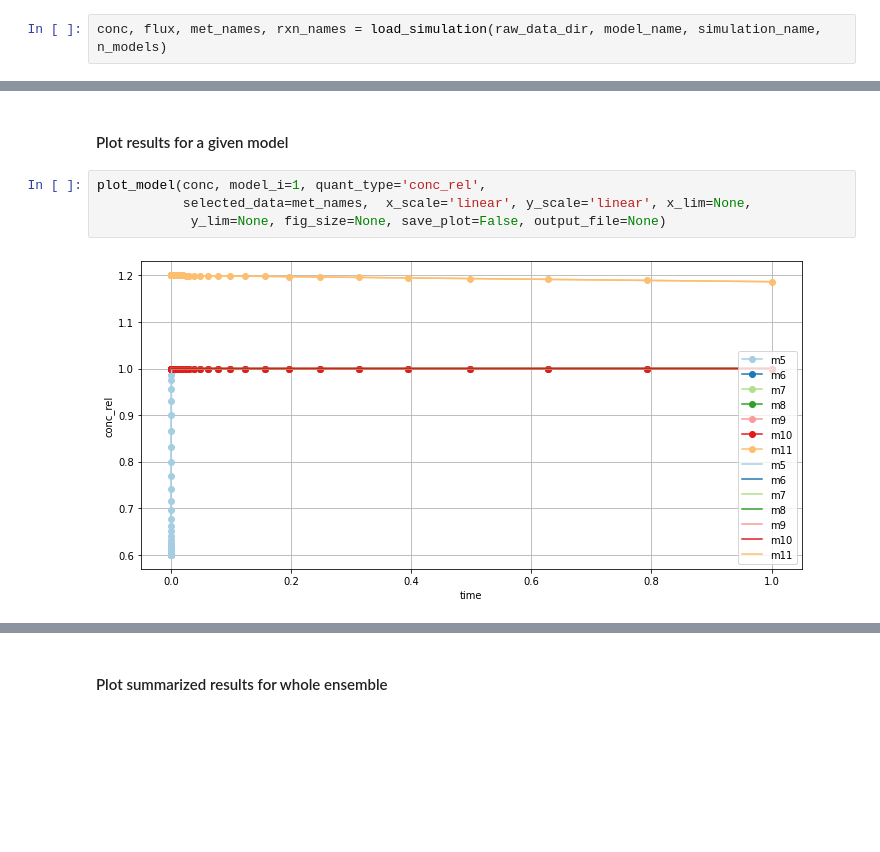
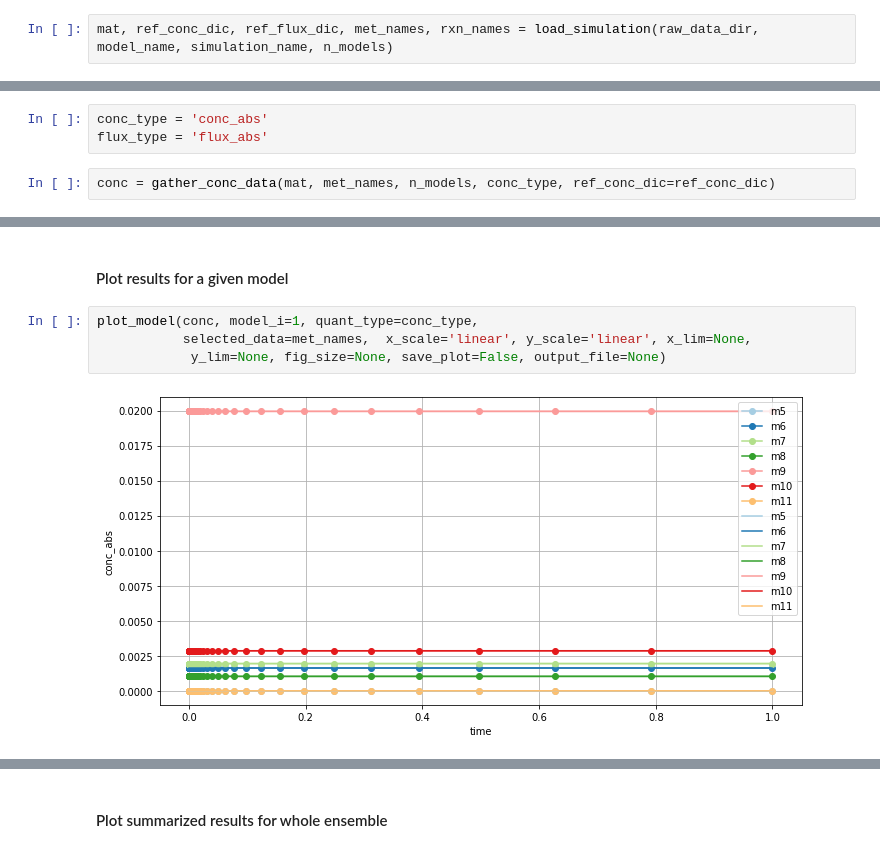
Before and after one commit to biosustain/GRASP, a Jupyter notebook: visualization/visualize_simulations.ipynb, the cells around one changed output, grey strips where cells are left out. Drawn from its saved outputs; the diff is of its cells as text; blank space fills up the shorter version.

```diff
--- a/visualization/visualize_simulations.ipynb
+++ b/visualization/visualize_simulations.ipynb
@@ -30,4 +32,4 @@ n_models = 5
 # %% [markdown]
 ### Load and process data
 # %%
-conc, flux, met_names, rxn_names = load_simulation(raw_data_dir, model_name, simulation_name, n_models)
+mat, ref_conc_dic, ref_flux_dic, met_names, rxn_names = load_simulation(raw_data_dir, model_name, simulation_name, n_models)
@@ -36,0 +40,5 @@ There were a total of 0 missing models out of 5.
+# %%
+conc_type = 'conc_abs'
+flux_type = 'flux_abs'
+# %%
+conc = gather_conc_data(mat, met_names, n_models, conc_type, ref_conc_dic=ref_conc_dic)
@@ -70,9 +85,9 @@ To plot absolute fluxes set quant_type='flux_abs', to plot relative fluxes set q
 # %% [markdown]
 #### Plot results for a given model
 # %%
-plot_model(conc, model_i=1, quant_type='conc_rel',
+plot_model(conc, model_i=1, quant_type=conc_type,
            selected_data=met_names,  x_scale='linear', y_scale='linear', x_lim=None,
             y_lim=None, fig_size=None, save_plot=False, output_file=None)
 # %% [output]
-[figure, old version]
+[figure, new version]
 # %%
```
Also changed, not shown: parts of 18 cells of this notebook, 7 other files.
